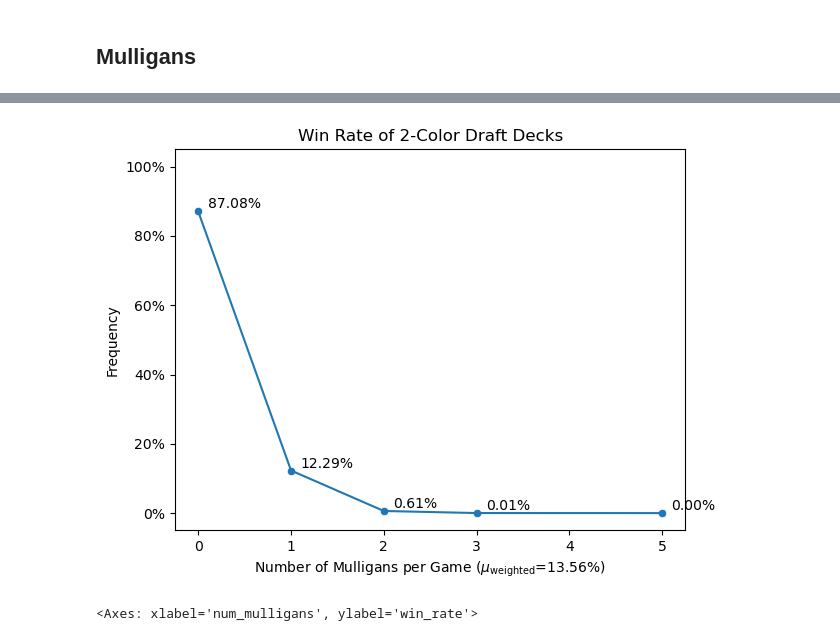
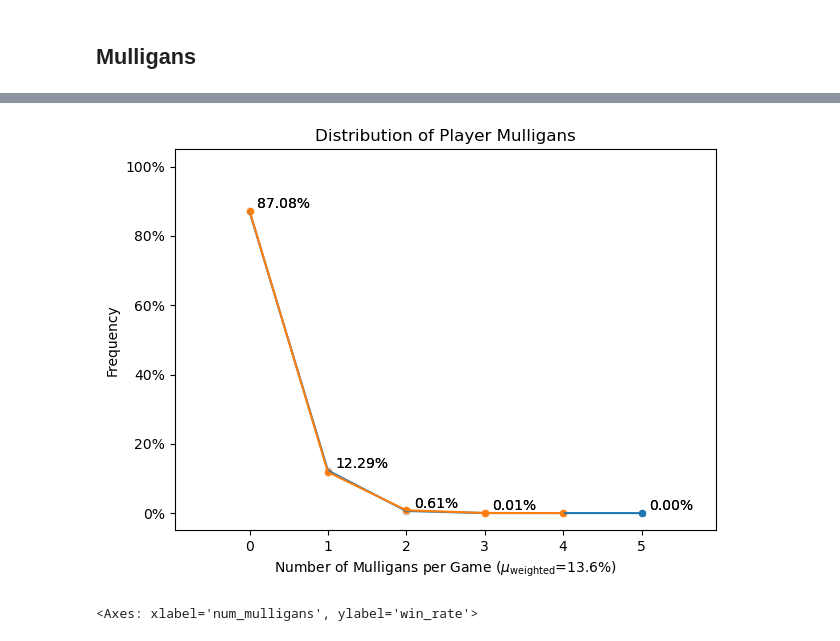
Before and after one commit to meehljd/mtg-modeling, a Jupyter notebook: notebooks/02-draft-data/02-30-draft-eda-BLB-games.ipynb, the cells around one changed output, grey strips where cells are left out. Saved outputs shown, nothing was run; the diff lists cells and outputs as text; code cells hidden in the pictures.

Commit message:
eda: fiddle with mulligan distro vs idea poisson.

```diff
--- a/notebooks/02-draft-data/02-30-draft-eda-BLB-games.ipynb
+++ b/notebooks/02-draft-data/02-30-draft-eda-BLB-games.ipynb
@@ -1029,39 +1053,69 @@ df_mul = (
     .agg(
         pl.col("won").count().alias("n_games"),
         pl.col("won").sum().alias("n_wins"),
         pl.col("won").mean().alias("win_rate"),
-         )
-    .with_columns(
-        (pl.col("n_games") / pl.col("n_games").sum()).alias("pct_games")
     )
+    .with_columns((pl.col("n_games") / pl.col("n_games").sum()).alias("pct_games"))
     .sort(by="num_mulligans", descending=False)
     .collect()
 ).to_pandas()
 
+
 sum_df = df_summary.collect().to_pandas()
 mean_mulligan_rate = (sum_df["n_mul"] / sum_df["n_games"]).values[0]
 
+lambda_value = mean_mulligan_rate
+df_games = df_games.with_columns(
+    pl.Series(
+        np.random.poisson(lam=lambda_value, size=df_games.collect().shape[0])
+    ).alias("sampled_mul")
+)
+
+df_mul_sample = (
+    df_games.group_by(["sampled_mul"])
+    .agg(
+        pl.col("won").count().alias("n_games"),
+        pl.col("won").sum().alias("n_wins"),
+        pl.col("won").mean().alias("win_rate"),
+    )
+    .with_columns((pl.col("n_games") / pl.col("n_games").sum()).alias("pct_games"))
+    .sort(by="sampled_mul", descending=False)
+    .collect()
+).to_pandas()
+
+
 g = sns.scatterplot(data=df_mul, x="num_mulligans", y="pct_games")
 g = sns.lineplot(data=df_mul, x="num_mulligans", y="pct_games")
+g = sns.scatterplot(data=df_mul_sample, x="sampled_mul", y="pct_games")
+g = sns.lineplot(data=df_mul_sample, x="sampled_mul", y="pct_games")
+
+for index, row in df_mul.iterrows():
+    plt.text(
+        row["num_mulligans"] + 0.1,
+        row["pct_games"] + 0.02,
+        f"{row['pct_games']:.2%}",
+        va="center",
+    )
 
 for index, row in df_mul.iterrows():
     plt.text(
         row["num_mulligans"] + 0.1,
         row["pct_games"] + 0.02,
         f"{row['pct_games']:.2%}",
         va="center",
     )
 
 g.yaxis.set_major_formatter(FuncFormatter(lambda y, _: f"{y:.0%}"))
 g.set(ylim=(-0.05,1.05))
+g.set(xlim=(-0.95,5.95))
 
-plt.title("Win Rate of 2-Color Draft Decks")
-plt.xlabel(r"Number of Mulligans per Game ($\mu_{\text{weighted}}$" + f"={mean_mulligan_rate:0.2%})")
+plt.title("Distribution of Player Mulligans")
+plt.xlabel(r"Number of Mulligans per Game ($\mu_{\text{weighted}}$" + f"={mean_mulligan_rate:0.1%})")
 plt.ylabel("Frequency")
 plt.tight_layout()
 plt.show()
 # %% [output]
-[figure, old version]
+[figure, new version]
 # %%
 sns.scatterplot(data=df_mul, x="num_mulligans", y="win_rate")
 sns.lineplot(data=df_mul, x="num_mulligans", y="win_rate")
```
Also changed, not shown: parts of 2 cells of this notebook, 5 other files.
